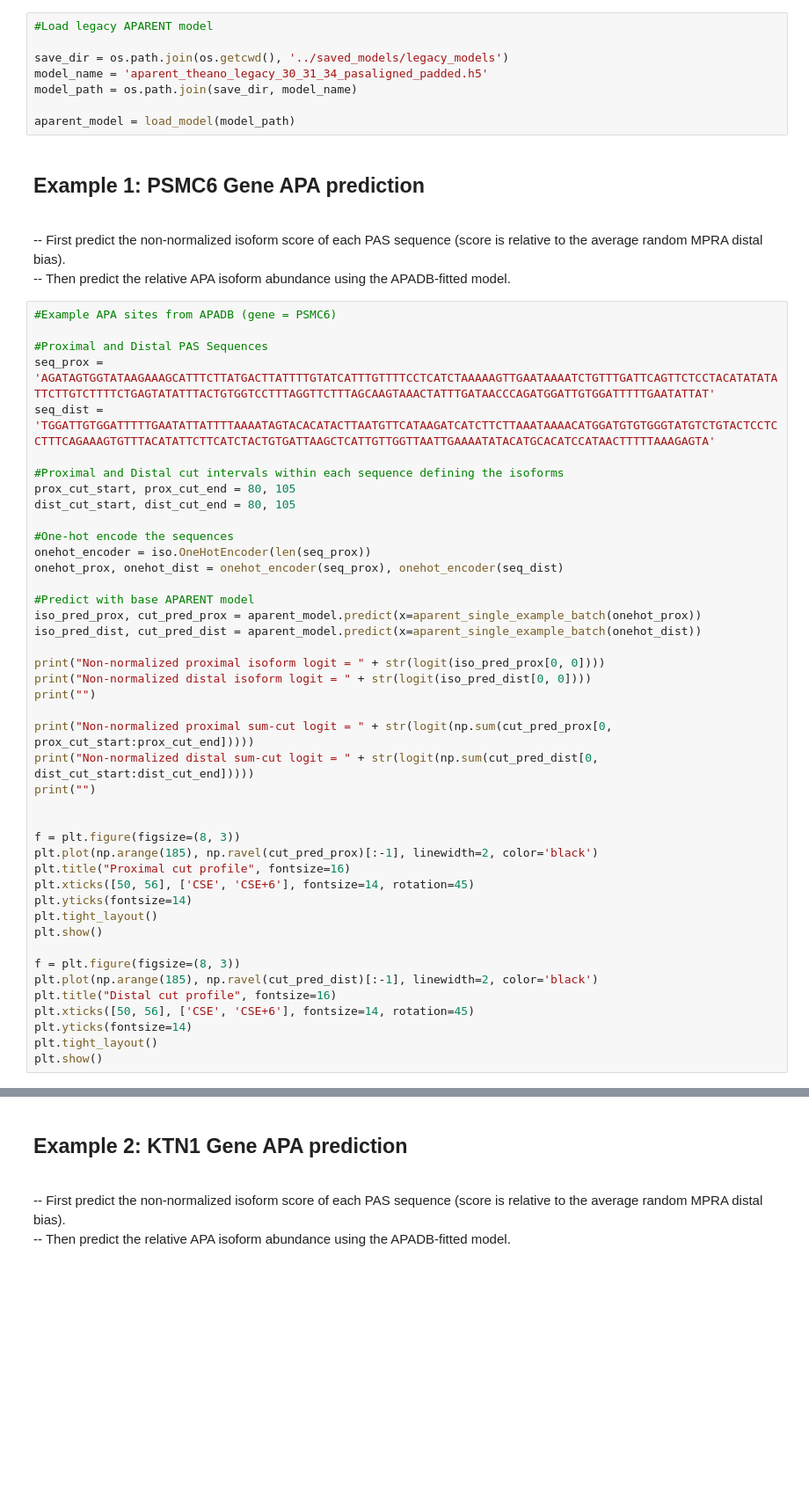
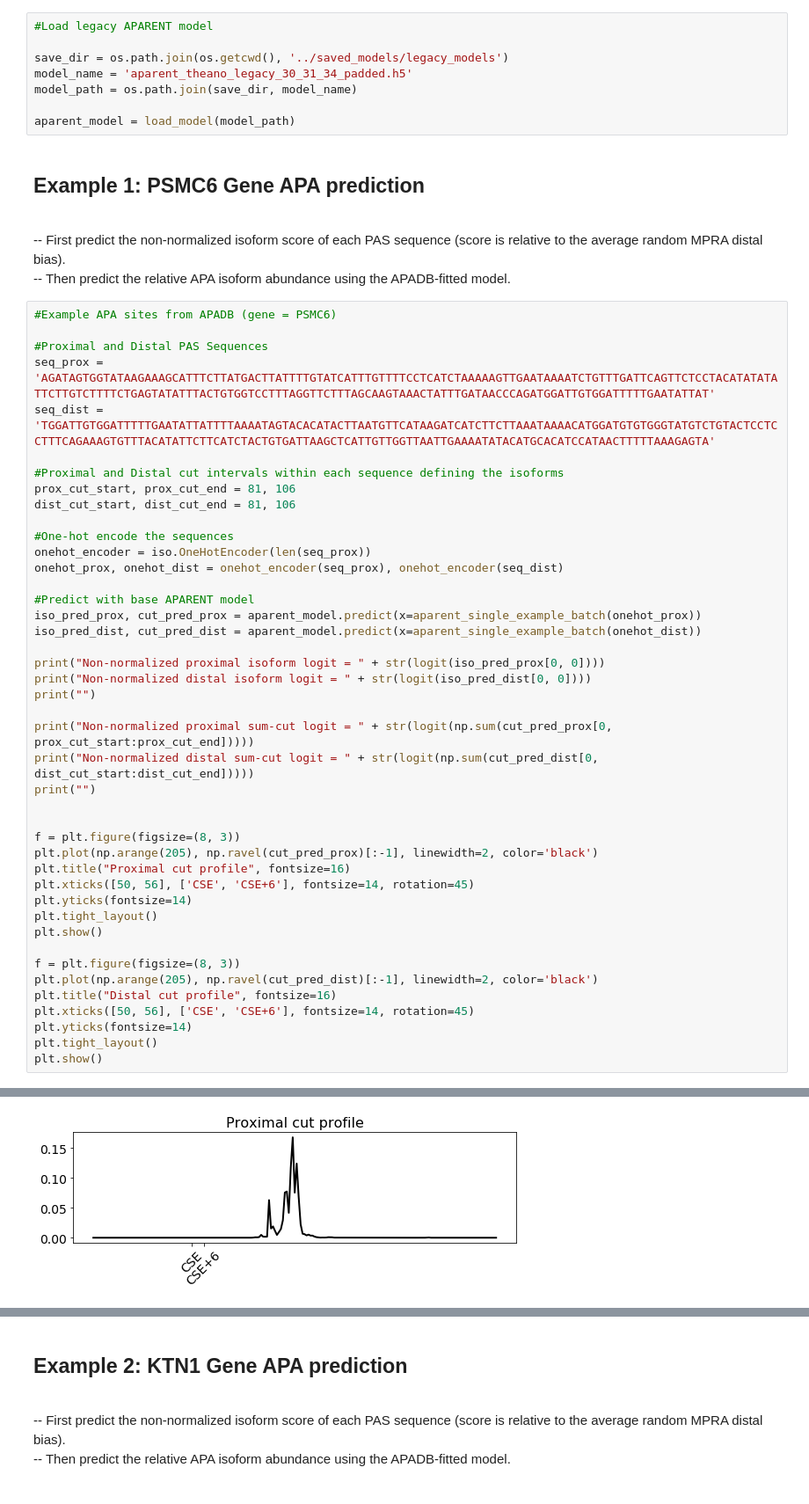
Before and after one commit to johli/aparent, a Jupyter notebook: aparent/example/aparent_example_isoform_prediction_legacy_padded.ipynb, the cells around one changed output, grey strips where cells are left out. Shown at 88% size. Cells and saved outputs as stored; diff of their text form; blank space fills up the shorter version.

```diff
--- a/aparent/example/aparent_example_isoform_prediction_legacy_padded.ipynb
+++ b/aparent/example/aparent_example_isoform_prediction_legacy_padded.ipynb
@@ -36,7 +36,7 @@ Using TensorFlow backend.
 #Load legacy APARENT model
 
 save_dir = os.path.join(os.getcwd(), '../saved_models/legacy_models')
-model_name = 'aparent_theano_legacy_30_31_34_pasaligned_padded.h5'
+model_name = 'aparent_theano_legacy_30_31_34_padded.h5'
 model_path = os.path.join(save_dir, model_name)
 
 aparent_model = load_model(model_path)
@@ -54,7 +54,7 @@ seq_dist = 'TGGATTGTGGATTTTTGAATATTATTTTAAAATAGTACACATACTTAATGTTCATAAGATCATCTTCT
 
 #Proximal and Distal cut intervals within each sequence defining the isoforms
-prox_cut_start, prox_cut_end = 80, 105
-dist_cut_start, dist_cut_end = 80, 105
+prox_cut_start, prox_cut_end = 81, 106
+dist_cut_start, dist_cut_end = 81, 106
 
 #One-hot encode the sequences
 onehot_encoder = iso.OneHotEncoder(len(seq_prox))
@@ -74,7 +74,7 @@ print("")
 
 
 f = plt.figure(figsize=(8, 3))
-plt.plot(np.arange(185), np.ravel(cut_pred_prox)[:-1], linewidth=2, color='black')
+plt.plot(np.arange(205), np.ravel(cut_pred_prox)[:-1], linewidth=2, color='black')
 plt.title("Proximal cut profile", fontsize=16)
 plt.xticks([50, 56], ['CSE', 'CSE+6'], fontsize=14, rotation=45)
 plt.yticks(fontsize=14)
@@ -82,7 +82,7 @@ plt.tight_layout()
 plt.show()
 
 f = plt.figure(figsize=(8, 3))
-plt.plot(np.arange(185), np.ravel(cut_pred_dist)[:-1], linewidth=2, color='black')
+plt.plot(np.arange(205), np.ravel(cut_pred_dist)[:-1], linewidth=2, color='black')
 plt.title("Distal cut profile", fontsize=16)
 plt.xticks([50, 56], ['CSE', 'CSE+6'], fontsize=14, rotation=45)
 plt.yticks(fontsize=14)
@@ -95,0 +97 @@ ValueError: Error when checking model input: the list of Numpy arrays that you a
+[figure, added]
```
Also changed, not shown: parts of 2 cells of this notebook, 6 other files.
